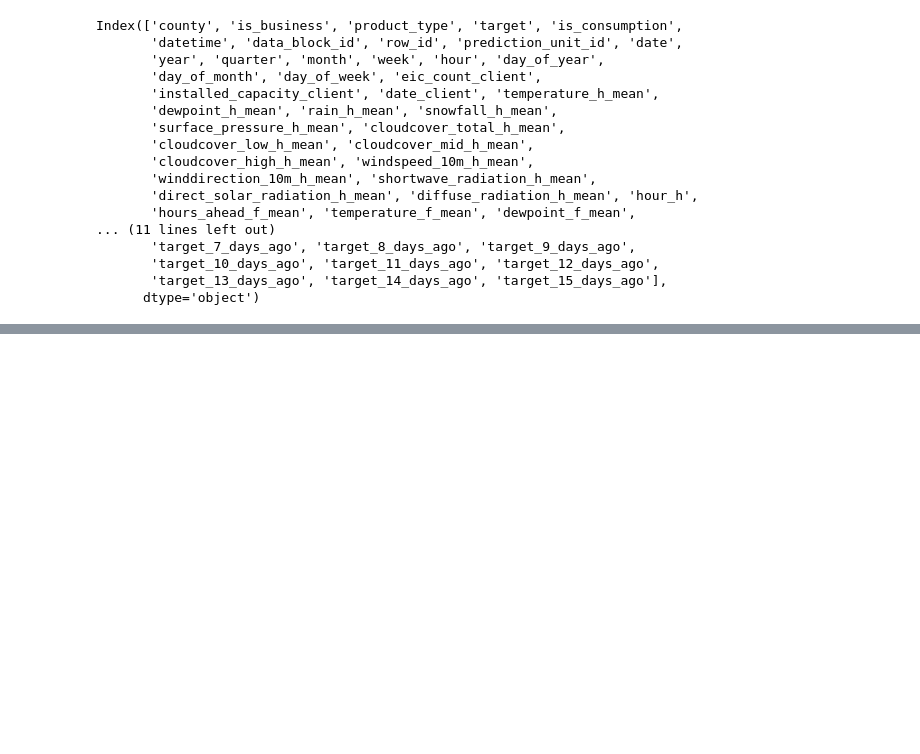
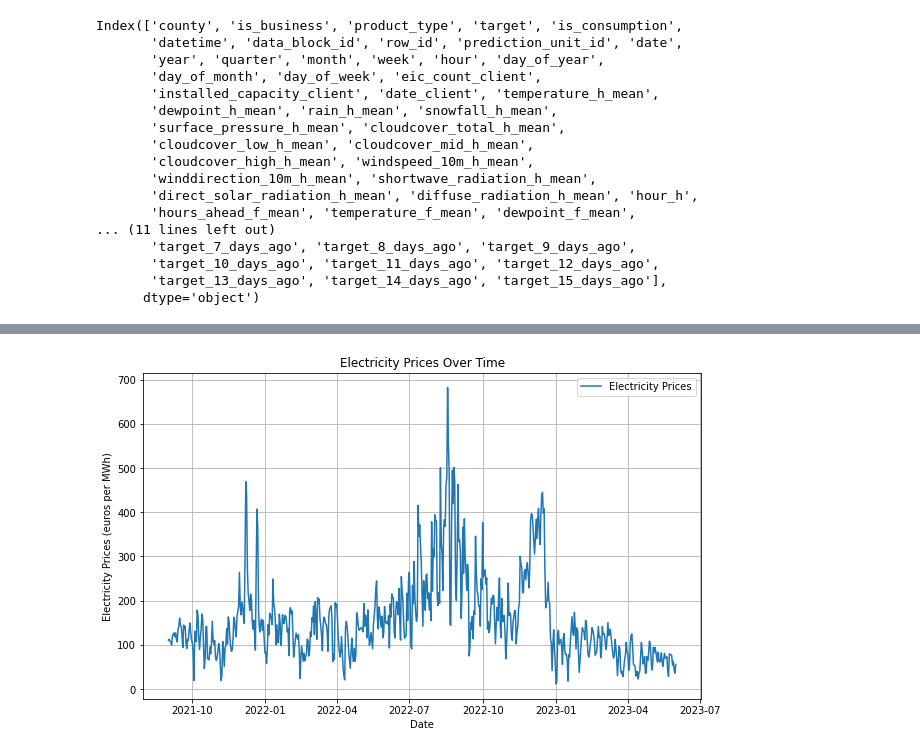
Before and after one commit to kjiang25/Sustainability-Datathon, a Jupyter notebook: data_and_starter_code/data_cleaning.ipynb, the cells around one changed output, grey strips where cells are left out. Cells and saved outputs as stored; diff of their text form; code cells hidden in the pictures; blank space fills up the shorter version.

```diff
--- a/data_and_starter_code/data_cleaning.ipynb
+++ b/data_and_starter_code/data_cleaning.ipynb
@@ -280,0 +312,13 @@ plt.show()
+# %%
+electricity_prices = df.groupby(['date'])['euros_per_mwh_electricity'].mean().reset_index()
+# Plotting capacity over date
+plt.figure(figsize=(10, 6))
+plt.plot(electricity_prices['date'], electricity_prices['euros_per_mwh_electricity'], label='Electricity Prices')
+plt.title('Electricity Prices Over Time')
+plt.xlabel('Date')
+plt.ylabel('Electricity Prices (euros per MWh)')
+plt.legend()
+plt.grid(True)
+plt.show()
+# %% [output]
+[figure, added]
```
Also changed, not shown: parts of 7 cells of this notebook.
